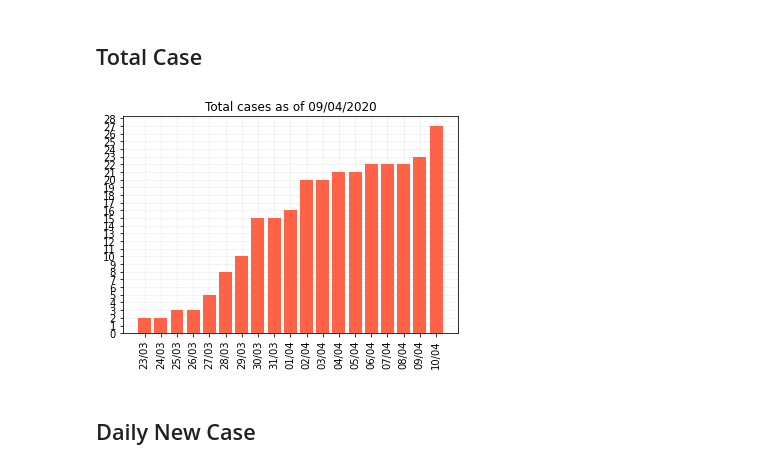
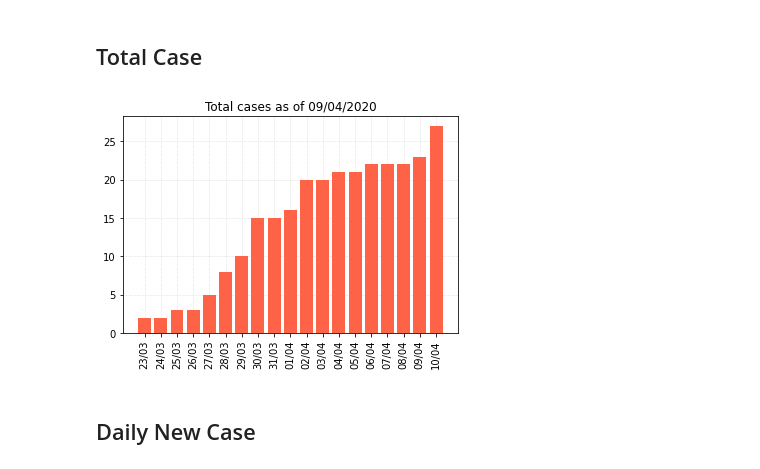
Before and after one commit to finerbrighterlighter/myanmar_covid19, a Jupyter notebook: exponential_growth.ipynb, the cells around one changed output. Drawn from its saved outputs; the diff is of its cells as text; code cells hidden in the pictures.

```diff
--- a/exponential_growth.ipynb
+++ b/exponential_growth.ipynb
@@ -122,24 +122,24 @@ timeline_df
 # %%
 fig, ax = plt.subplots()
 ax.grid(linestyle=':', linewidth='0.5', color='silver')
 ax.set_axisbelow(True)
 
 xindex = np.arange(len(pd.date_range(start=timeline_df.date.min(), end=timeline_df.date.max())))
 
 
 plt.xticks(xindex,pd.date_range(start=timeline_df.date.min(), end=timeline_df.date.max()).strftime('%d/%m'), fontsize=10, rotation=90)
-plt.gca().yaxis.set_major_locator(mticker.MultipleLocator(1))
+plt.gca().yaxis.set_major_locator(mticker.MultipleLocator(5))
 
 plt.bar(xindex, timeline_df["total"], color = "tomato")
 plt.title("Total cases as of "+str(pd.to_datetime("today").strftime("%d/%m/%Y")))
 
 
 tot_cases = str(pd.to_datetime("today").strftime("%d-%m-%Y"))+"_total_cases.svg"
 plt.savefig(tot_cases, bbox_inches = "tight", format="svg")
 plt.show()
 files.download(tot_cases)
 # %% [output]
-[figure, old version]
+[figure, new version]
 # %% [markdown]
 ## Daily New Case
 # %%
```
Also changed, not shown: parts of 1 cell of this notebook.
